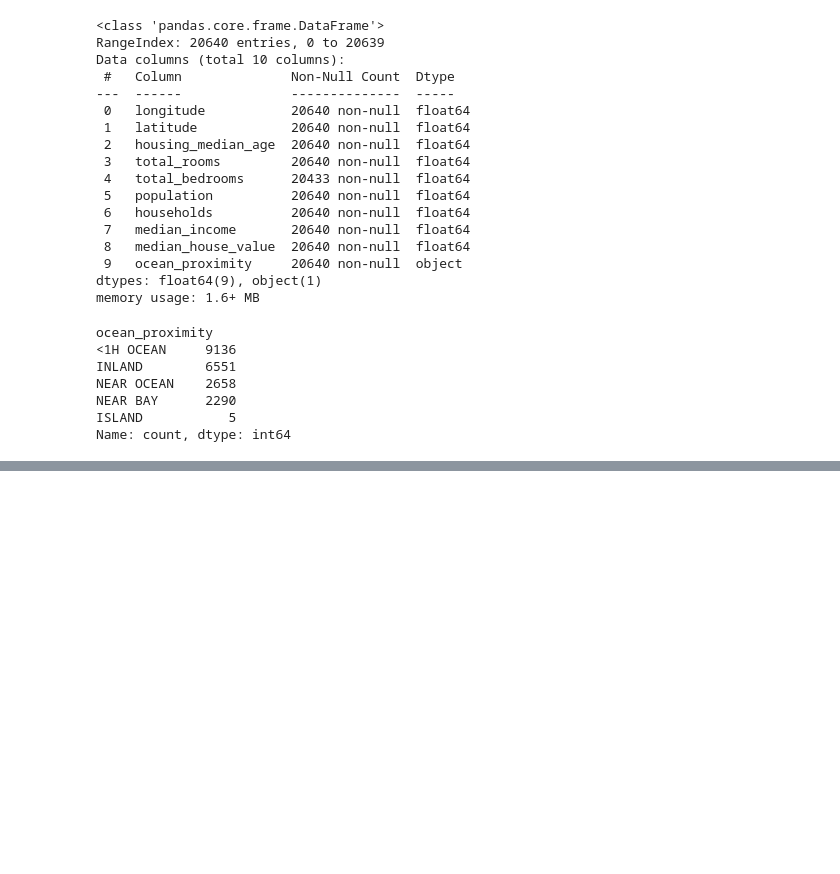
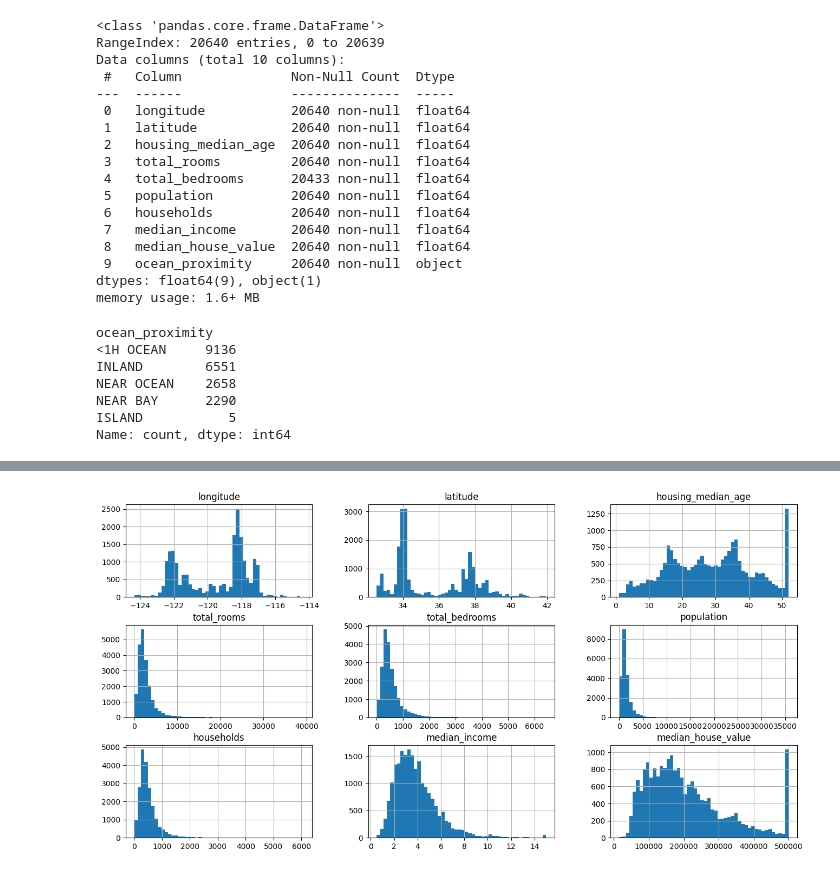
Before and after one commit to pppfkp/homl, a Jupyter notebook: homl/ch01_housing.ipynb, the cells around one changed output, grey strips where cells are left out. Drawn from its saved outputs; the diff is of its cells as text; code cells hidden in the pictures; blank space fills up the shorter version.

```diff
--- a/homl/ch01_housing.ipynb
+++ b/homl/ch01_housing.ipynb
@@ -69,0 +82,7 @@ Name: count, dtype: int64
+# %%
+import matplotlib.pyplot as plt
+
+housing.hist(bins=50, figsize=(16,8))
+plt.show()
+# %% [output]
+[figure, added]
```
Also changed, not shown: parts of 14 cells of this notebook.
